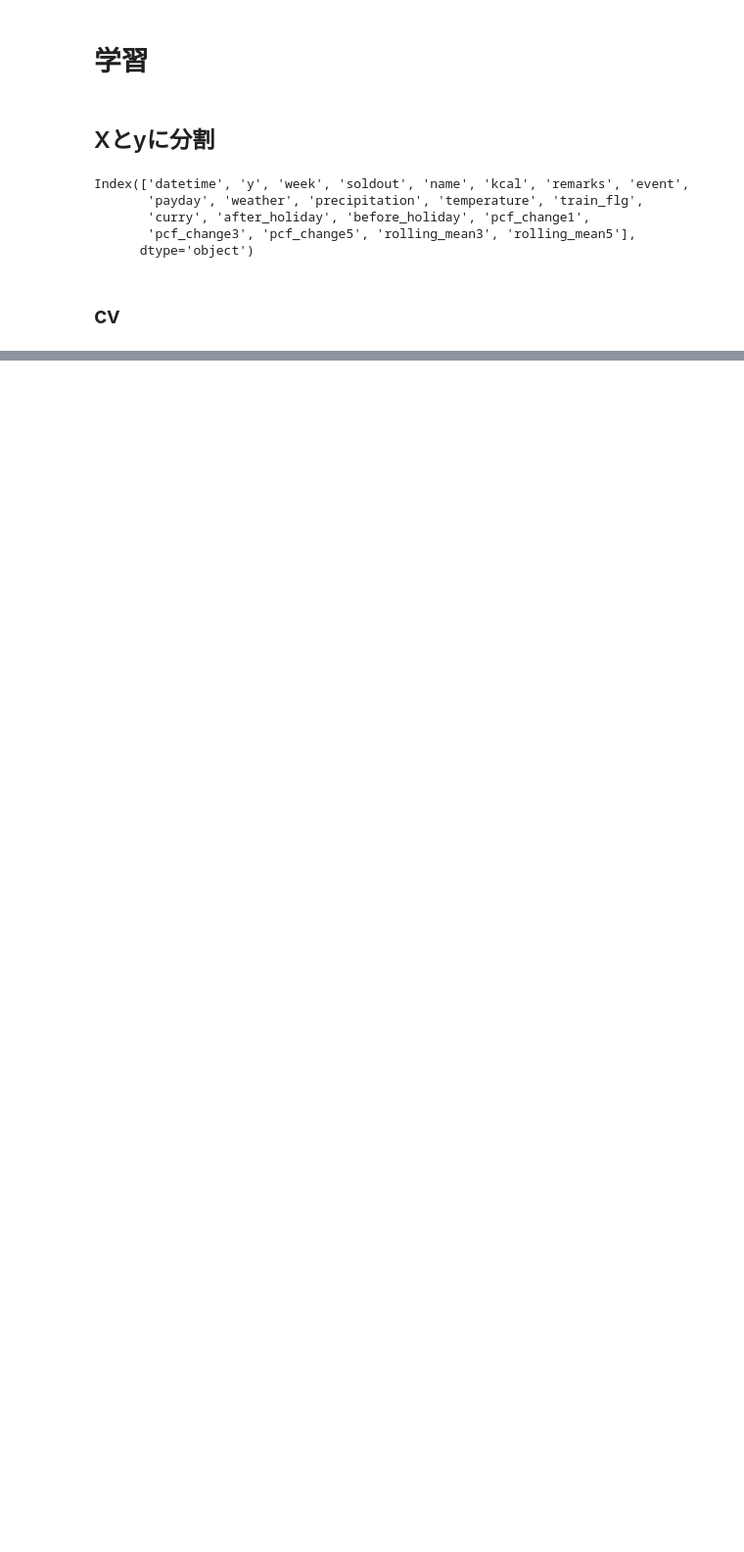
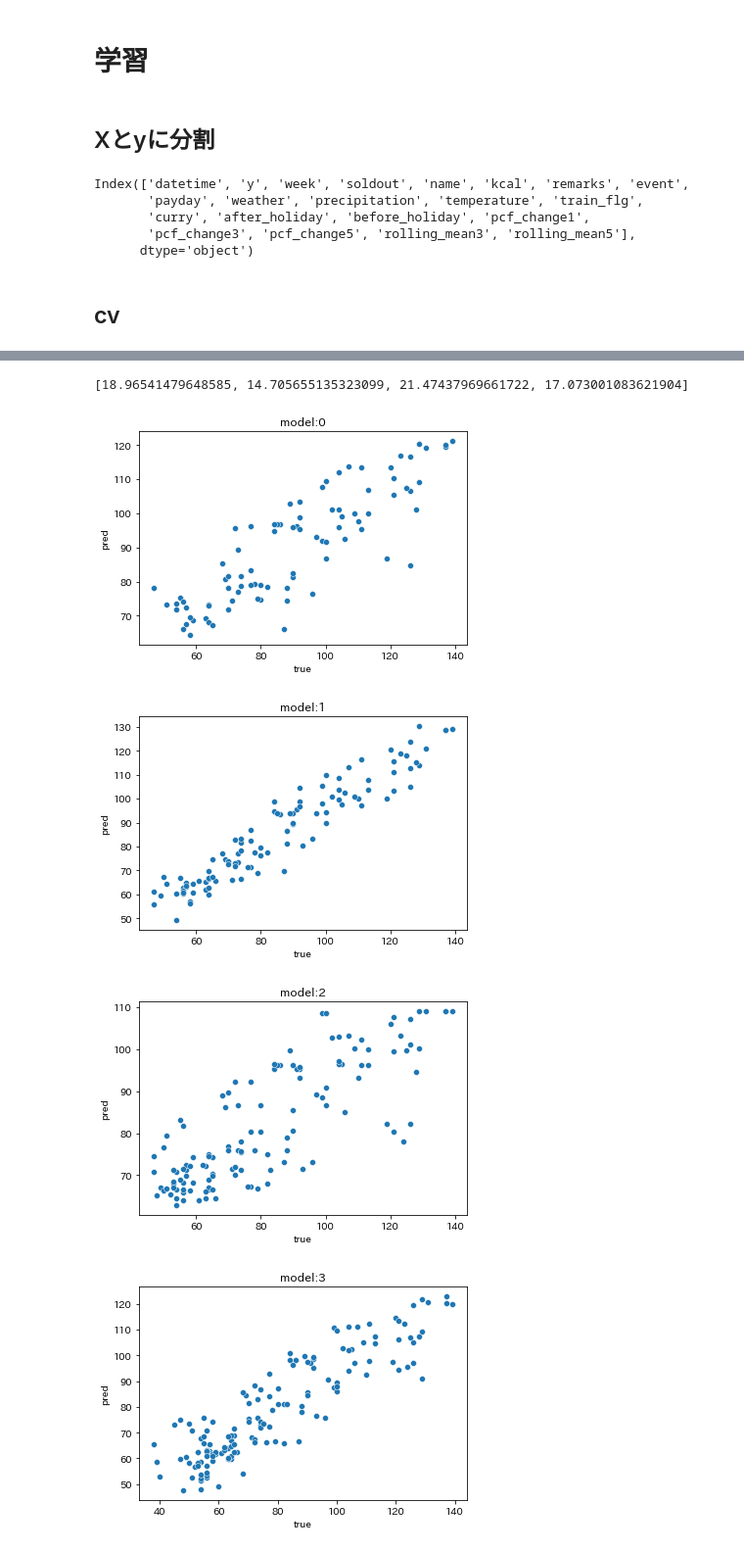
Before and after one commit to chanzone-khm/signate_practice_lunchbox, a Jupyter notebook: work/211025_.ipynb, the cells around one changed output, grey strips where cells are left out. Shown at 98% size. Cells and saved outputs as stored; diff of their text form; code cells hidden in the pictures; blank space fills up the shorter version.

```diff
--- a/work/211025_.ipynb
+++ b/work/211025_.ipynb
@@ -243,9 +239,6 @@ proc_data.drop(columns = 'shift_y', inplace = True)
 # 学習
 # %% [markdown]
 ## Xとyに分割
-# %%
-# shiftで前半30個くらいのyのデータが全部同じ値なので、学習からはずす
-proc_data.drop(proc_data.index[:len(test)], inplace = True)
 # %%
 proc_data.columns
 # %% [output]
@@ -268,6 +261,11 @@ proc_data_test = proc_data_test[['y', 'week', 'soldout', 'kcal', 'remarks', 'eve
        'payday', 'weather', 'precipitation', 'temperature',
        'curry', 'after_holiday', 'before_holiday', 'pcf_change1',
        'pcf_change3', 'pcf_change5', 'rolling_mean3', 'rolling_mean5']]
+# %%
+# shiftで前半30個くらいのyのデータが全部同じ値なので、学習からはずす
+# .drop(df.index[])で行削除ができるが、該当するindex名を全て削除してしまうため、testデータのindexも削除されてしまう。
+# なので、train と testに分割してからtrainに対して実施する(全データconcatしてる状態でやるとtestデータが消える)
+proc_data_train.drop(proc_data.index[:len(test)], inplace = True, axis = 'index')
 # %% [markdown]
 ## cv
 # %%
@@ -310,18 +279,22 @@ Name: y, Length: 167, dtype: float64
+# %%
+X = X.reset_index(drop = True)
+y = y.reset_index(drop = True)
 # %%
 folds = TimeSeriesSplit(n_splits = 4, test_size = 20)
 
 params = {
     'boosting_type' : 'gbdt',
     'objective' : 'regression',
-    'metric' : 'rmse',
-    'max_depth' : 5,
+    'metric' : {'rmse'},
+    'max_depth' : 7,
         }
 
 
 train_score = []
 valid_score = []
 models = []
-
+train_pred_vs_data_df_list = []
+valid_pred_vs_data_df_list = []
 
 for i, (train_index, valid_index) in enumerate(folds.split(proc_data_train)):
 
@@ -348,12 +321,14 @@ for i, (train_index, valid_index) in enumerate(folds.split(proc_data_train)):
     train_pred_vs_data_df = pd.concat([y_train, pd.Series(train_pred,index = train_index)],
                                       axis = 1)# 真値と予測値のｄｆ作成
     train_pred_vs_data_df.columns = ['true','pred']
+    train_pred_vs_data_df_list.append(train_pred_vs_data_df)
 
     # validのモデル評価
     valid_pred = model.predict(X_valid)
     valid_pred_vs_data_df = pd.concat([y_valid, pd.Series(valid_pred, index = valid_index)],
                                       axis = 1)
     valid_pred_vs_data_df.columns = ['true','pred']
+    valid_pred_vs_data_df_list.append(valid_pred_vs_data_df)
 
     train_score.append(np.sqrt(mean_squared_error(train_pred_vs_data_df['true'],train_pred_vs_data_df['pred'])))
     valid_score.append(np.sqrt(mean_squared_error(valid_pred_vs_data_df['true'],valid_pred_vs_data_df['pred'])))
@@ -401,0 +359,14 @@ train_pred_vs_data_df
+# %%
+valid_score
+# %% [output]
+[18.96541479648585, 14.705655135323099, 21.47437969661722, 17.073001083621904]
+# %%
+for i in range(len(train_pred_vs_data_df_list)):
+    sns.scatterplot(x = 'true', y = 'pred', data = train_pred_vs_data_df_list[i])
+    plt.title(label = 'model:'+str(i))
+    plt.show()
+# %% [output]
+[figure, added]
+[figure, added]
+[figure, added]
+[figure, added]
```
Also changed, not shown: parts of 24 cells of this notebook, 2 other files.
